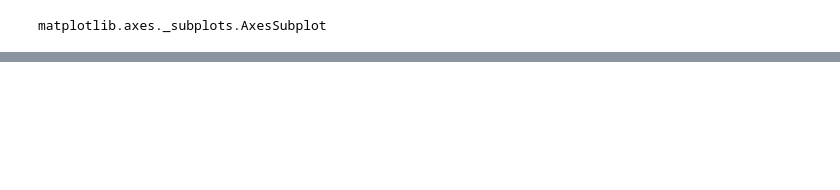
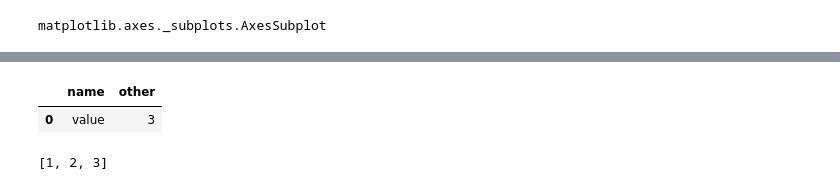
Before and after one commit to detrout/encode3-curation, a Jupyter notebook: test bokeh.ipynb, the cells around one changed output, grey strips where cells are left out. Saved outputs shown, nothing was run; the diff lists cells and outputs as text; code cells hidden in the pictures; blank space fills up the shorter version.

```diff
--- a/test bokeh.ipynb
+++ b/test bokeh.ipynb
@@ -283,0 +260,9 @@ show(boxplot)
+# %%
+odo.odo([{'name': 'value', 'other': 3 }], pandas.DataFrame)
+# %% [output]
+|  | name | other |
+| 0 | value | 3 |
+# %%
+odo.odo((1,2,3), list)
+# %% [output]
+[1, 2, 3]
```
Also changed, not shown: parts of 20 cells of this notebook.
